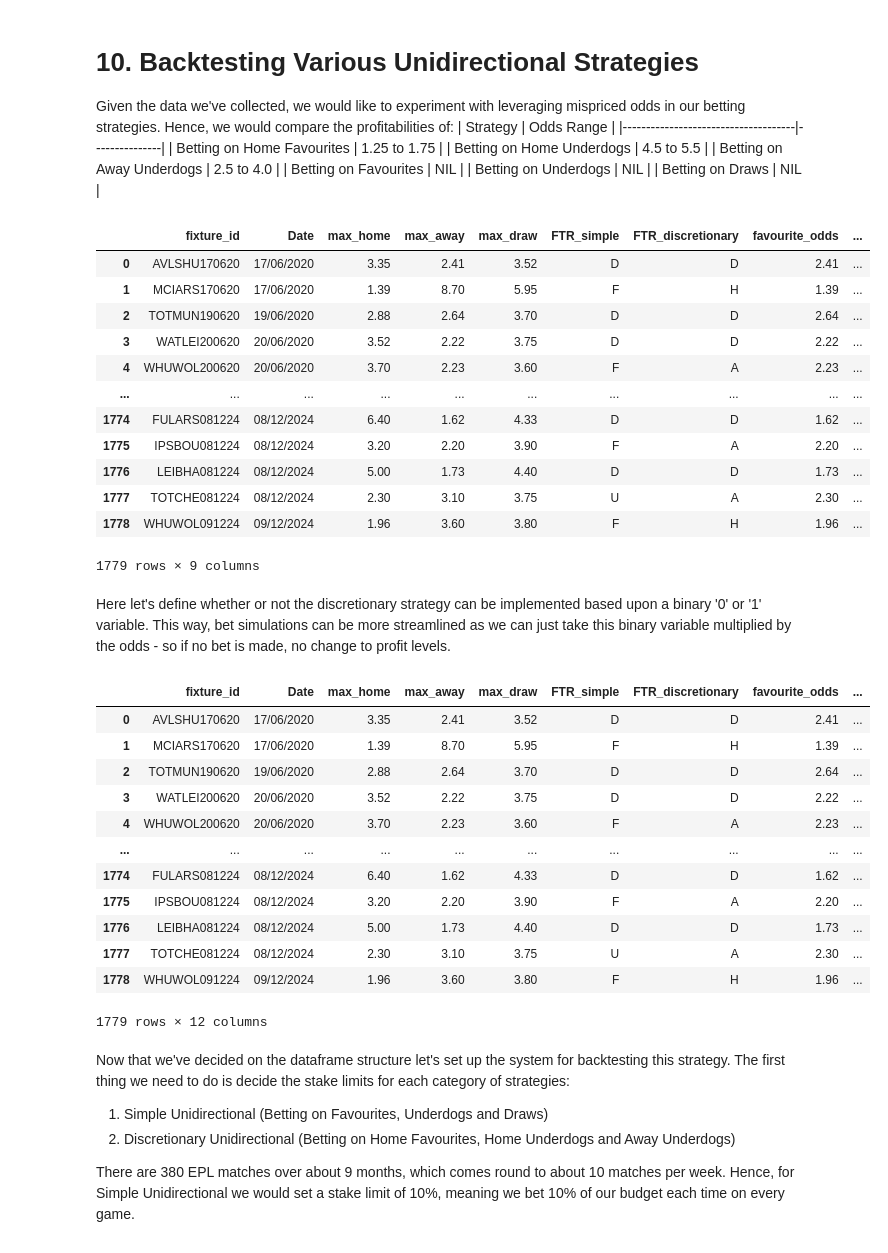
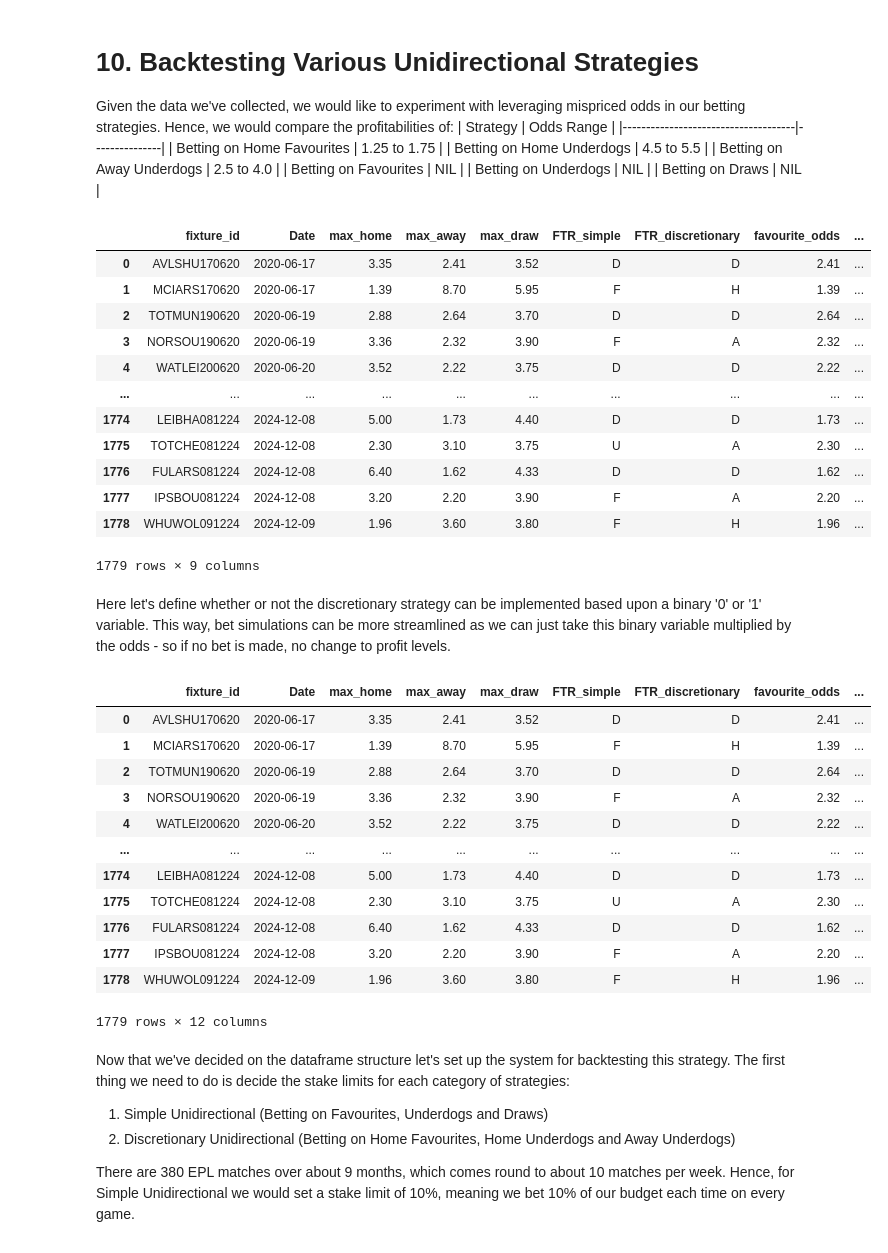
Before and after one commit to thoomkuzhymatthew/EPL_arb_betting, a Jupyter notebook: code/NB03-Simple_Betting_Strategies.ipynb, the cells around one changed output. Cells and saved outputs as stored; diff of their text form; code cells hidden in the pictures.

```diff
--- a/code/NB03-Simple_Betting_Strategies.ipynb
+++ b/code/NB03-Simple_Betting_Strategies.ipynb
@@ -565,27 +565,38 @@ Given the data we've collected, we would like to experiment with leveraging misp
 | Betting on Draws | NIL |
 # %%
 backtest_df = merged_df.copy()
+
+# Organising Dataframe
 backtest_df = backtest_df[['fixture_id', 'Date', 'FTR', 'max_home', 'max_away', 'max_draw']]
 backtest_df['FTR_simple'] = backtest_df.apply(get_result_type,axis=1)
 backtest_df['FTR_discretionary'] = backtest_df['FTR']
 backtest_df.drop(columns=['FTR'], inplace=True)
+
+# Obtaining the odds for favourites and underdogs
 backtest_df["favourite_odds"] = backtest_df[["max_home", "max_away"]].min(axis=1)
 backtest_df["underdog_odds"] = backtest_df[["max_home", "max_away"]].max(axis=1)
+
+# Dropping any games with NaN values for odds
 backtest_df = backtest_df.dropna(subset=["max_home", "max_away", "max_draw"]).reset_index(drop=True)
+
+#Sorting by date to ensure validity of backtesting
+backtest_df["Date"] = pd.to_datetime(backtest_df["Date"], dayfirst=True, errors='coerce')
+backtest_df = backtest_df.sort_values(by="Date").reset_index(drop=True)
+
 backtest_df
 # %% [output]
 |  | fixture_id | Date | max_home | max_away | max_draw | FTR_simple | FTR_discretionary | favourite_odds | ... |
-| 0 | AVLSHU170620 | 17/06/2020 | 3.35 | 2.41 | 3.52 | D | D | 2.41 | ... |
-| 1 | MCIARS170620 | 17/06/2020 | 1.39 | 8.70 | 5.95 | F | H | 1.39 | ... |
-| 2 | TOTMUN190620 | 19/06/2020 | 2.88 | 2.64 | 3.70 | D | D | 2.64 | ... |
-| 3 | WATLEI200620 | 20/06/2020 | 3.52 | 2.22 | 3.75 | D | D | 2.22 | ... |
-| 4 | WHUWOL200620 | 20/06/2020 | 3.70 | 2.23 | 3.60 | F | A | 2.23 | ... |
+| 0 | AVLSHU170620 | 2020-06-17 | 3.35 | 2.41 | 3.52 | D | D | 2.41 | ... |
+| 1 | MCIARS170620 | 2020-06-17 | 1.39 | 8.70 | 5.95 | F | H | 1.39 | ... |
+| 2 | TOTMUN190620 | 2020-06-19 | 2.88 | 2.64 | 3.70 | D | D | 2.64 | ... |
+| 3 | NORSOU190620 | 2020-06-19 | 3.36 | 2.32 | 3.90 | F | A | 2.32 | ... |
+| 4 | WATLEI200620 | 2020-06-20 | 3.52 | 2.22 | 3.75 | D | D | 2.22 | ... |
 | ... | ... | ... | ... | ... | ... | ... | ... | ... | ... |
-| 1774 | FULARS081224 | 08/12/2024 | 6.40 | 1.62 | 4.33 | D | D | 1.62 | ... |
-| 1775 | IPSBOU081224 | 08/12/2024 | 3.20 | 2.20 | 3.90 | F | A | 2.20 | ... |
-| 1776 | LEIBHA081224 | 08/12/2024 | 5.00 | 1.73 | 4.40 | D | D | 1.73 | ... |
-| 1777 | TOTCHE081224 | 08/12/2024 | 2.30 | 3.10 | 3.75 | U | A | 2.30 | ... |
-| 1778 | WHUWOL091224 | 09/12/2024 | 1.96 | 3.60 | 3.80 | F | H | 1.96 | ... |
+| 1774 | LEIBHA081224 | 2024-12-08 | 5.00 | 1.73 | 4.40 | D | D | 1.73 | ... |
+| 1775 | TOTCHE081224 | 2024-12-08 | 2.30 | 3.10 | 3.75 | U | A | 2.30 | ... |
+| 1776 | FULARS081224 | 2024-12-08 | 6.40 | 1.62 | 4.33 | D | D | 1.62 | ... |
+| 1777 | IPSBOU081224 | 2024-12-08 | 3.20 | 2.20 | 3.90 | F | A | 2.20 | ... |
+| 1778 | WHUWOL091224 | 2024-12-09 | 1.96 | 3.60 | 3.80 | F | H | 1.96 | ... |
 1779 rows × 9 columns
 # %% [markdown]
 Here let's define whether or not the discretionary strategy can be implemented based upon a binary '0' or '1' variable. This way, bet simulations can be more streamlined as we can just take this binary variable multiplied by the odds - so if no bet is made, no change to profit levels.
@@ -596,17 +607,17 @@ backtest_df["Bet_Away_Underdogs"] = ((backtest_df["max_away"] >= 2.5) & (backtes
 backtest_df
 # %% [output]
 |  | fixture_id | Date | max_home | max_away | max_draw | FTR_simple | FTR_discretionary | favourite_odds | ... |
-| 0 | AVLSHU170620 | 17/06/2020 | 3.35 | 2.41 | 3.52 | D | D | 2.41 | ... |
-| 1 | MCIARS170620 | 17/06/2020 | 1.39 | 8.70 | 5.95 | F | H | 1.39 | ... |
-| 2 | TOTMUN190620 | 19/06/2020 | 2.88 | 2.64 | 3.70 | D | D | 2.64 | ... |
-| 3 | WATLEI200620 | 20/06/2020 | 3.52 | 2.22 | 3.75 | D | D | 2.22 | ... |
-| 4 | WHUWOL200620 | 20/06/2020 | 3.70 | 2.23 | 3.60 | F | A | 2.23 | ... |
+| 0 | AVLSHU170620 | 2020-06-17 | 3.35 | 2.41 | 3.52 | D | D | 2.41 | ... |
+| 1 | MCIARS170620 | 2020-06-17 | 1.39 | 8.70 | 5.95 | F | H | 1.39 | ... |
+| 2 | TOTMUN190620 | 2020-06-19 | 2.88 | 2.64 | 3.70 | D | D | 2.64 | ... |
+| 3 | NORSOU190620 | 2020-06-19 | 3.36 | 2.32 | 3.90 | F | A | 2.32 | ... |
+| 4 | WATLEI200620 | 2020-06-20 | 3.52 | 2.22 | 3.75 | D | D | 2.22 | ... |
 | ... | ... | ... | ... | ... | ... | ... | ... | ... | ... |
-| 1774 | FULARS081224 | 08/12/2024 | 6.40 | 1.62 | 4.33 | D | D | 1.62 | ... |
-| 1775 | IPSBOU081224 | 08/12/2024 | 3.20 | 2.20 | 3.90 | F | A | 2.20 | ... |
-| 1776 | LEIBHA081224 | 08/12/2024 | 5.00 | 1.73 | 4.40 | D | D | 1.73 | ... |
-| 1777 | TOTCHE081224 | 08/12/2024 | 2.30 | 3.10 | 3.75 | U | A | 2.30 | ... |
-| 1778 | WHUWOL091224 | 09/12/2024 | 1.96 | 3.60 | 3.80 | F | H | 1.96 | ... |
+| 1774 | LEIBHA081224 | 2024-12-08 | 5.00 | 1.73 | 4.40 | D | D | 1.73 | ... |
+| 1775 | TOTCHE081224 | 2024-12-08 | 2.30 | 3.10 | 3.75 | U | A | 2.30 | ... |
+| 1776 | FULARS081224 | 2024-12-08 | 6.40 | 1.62 | 4.33 | D | D | 1.62 | ... |
+| 1777 | IPSBOU081224 | 2024-12-08 | 3.20 | 2.20 | 3.90 | F | A | 2.20 | ... |
+| 1778 | WHUWOL091224 | 2024-12-09 | 1.96 | 3.60 | 3.80 | F | H | 1.96 | ... |
 1779 rows × 12 columns
 # %% [markdown]
 Now that we've decided on the dataframe structure let's set up the system for backtesting this strategy. The first thing we need to do is decide the stake limits for each category of strategies:
```
Also changed, not shown: parts of 13 cells of this notebook.
